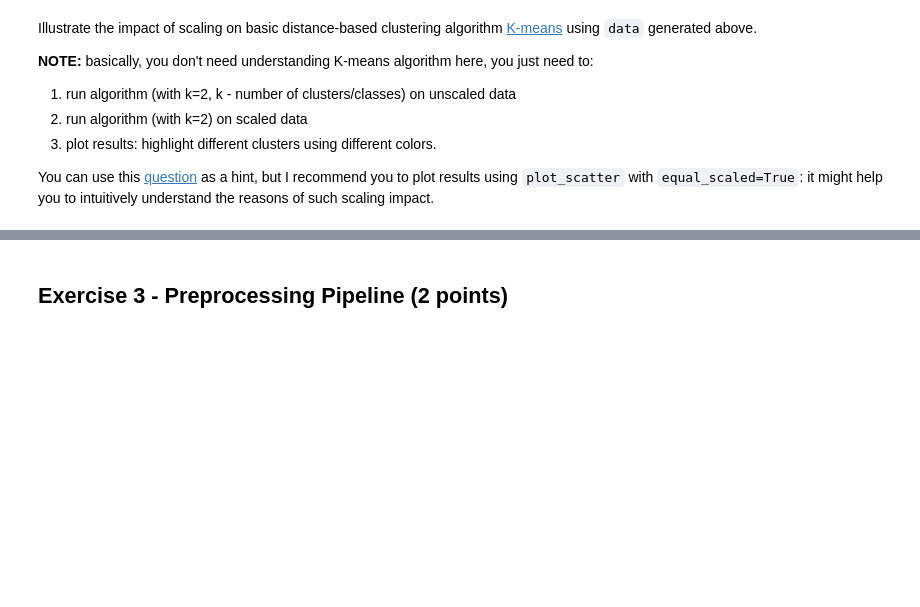
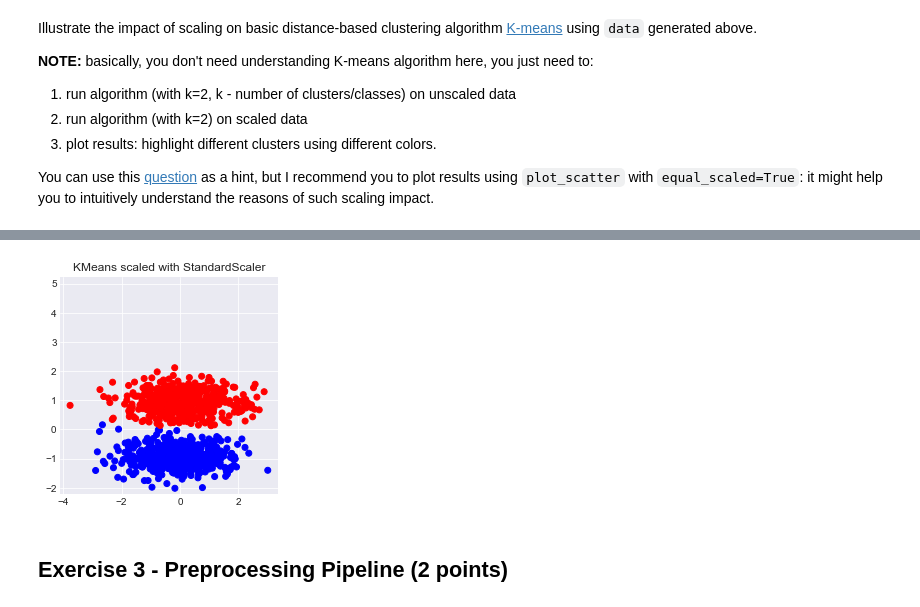
Before and after one commit to drnaida/rsschool-machine-learning-course, a Jupyter notebook: homework.ipynb, the cells around one changed output, grey strips where cells are left out. Cells and saved outputs as stored; diff of their text form; code cells hidden in the pictures; blank space fills up the shorter version.

```diff
--- a/homework.ipynb
+++ b/homework.ipynb
@@ -193,3 +205,10 @@ You can use this [question](https://stats.stackexchange.com/questions/89809/is-i
+# %%
+scaler = StandardScaler()
+scaled = scaler.fit_transform(data)
+clusters = Kmean.fit_predict(scaled)
+plot_scatter(scaled[:, 0], scaled[:, 1], auto_scaled=False, clusters=clusters, title='KMeans scaled with StandardScaler')
+# %% [output]
+[figure, added]
 # %% [markdown]
 ## Exercise  3 - Preprocessing Pipeline (2 points)
 # %%
```
Also changed, not shown: parts of 3 cells of this notebook.
